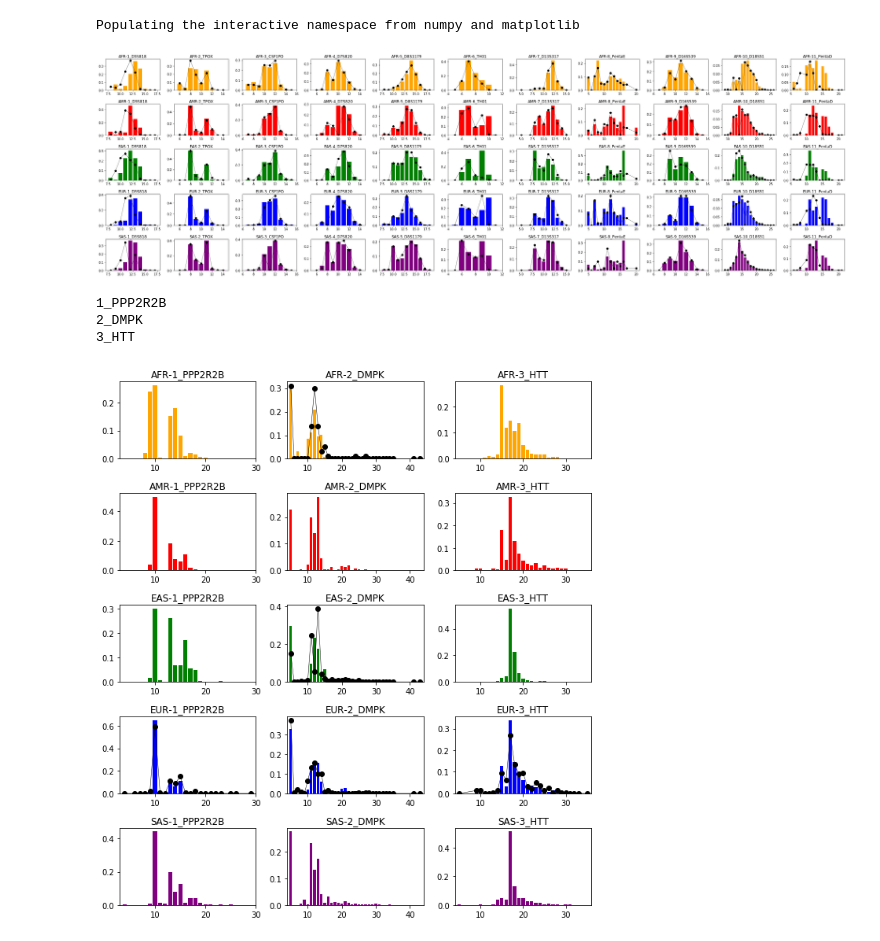
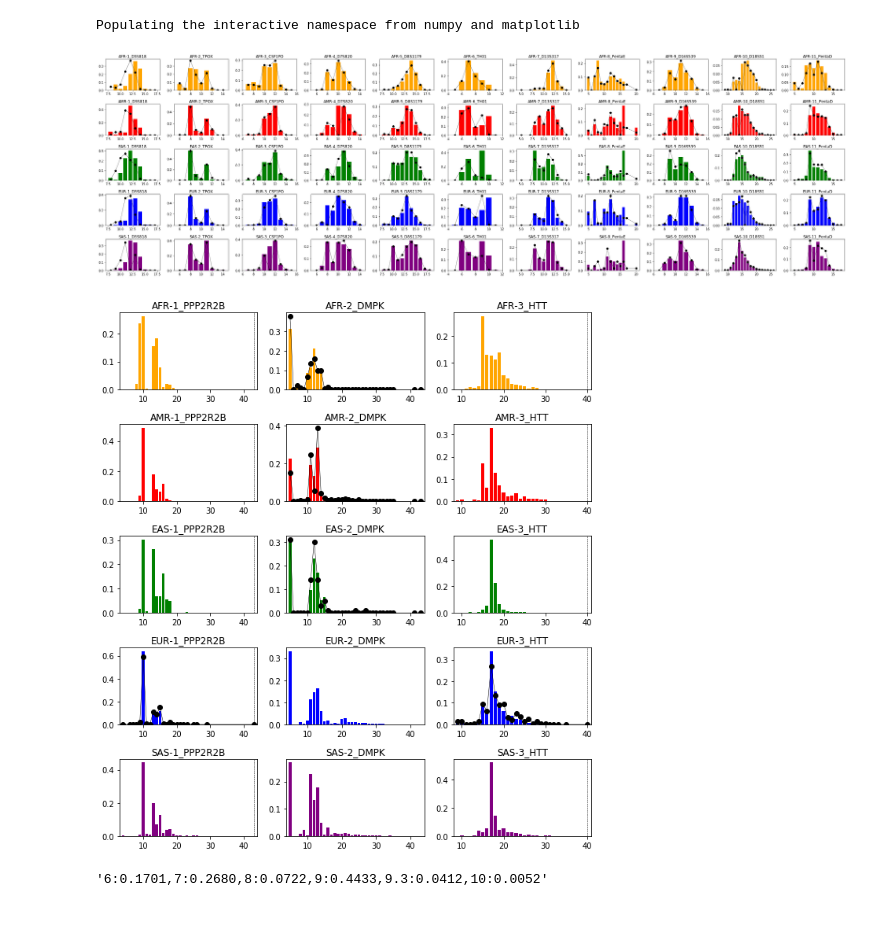
Before and after one commit to gymreklab/1000Genomes-TR-Analysis, a Jupyter notebook: afreqs/1000G-AlleleFreqsCompare.ipynb, the cells around one changed output. Saved outputs shown, nothing was run; the diff lists cells and outputs as text; code cells hidden in the pictures.

Commit message:
updating afreqs

```diff
--- a/afreqs/1000G-AlleleFreqsCompare.ipynb
+++ b/afreqs/1000G-AlleleFreqsCompare.ipynb
@@ -47,8 +51,9 @@ def LoadAfreq(fname):
     return data
 
 codis_obs_freqs = LoadAfreq("called_freqs_codis.tab")
-disease_obs_freqs = LoadAfreq("/storage/nicholema/1000GenomeEnsemble/ensemble_qc_outs/disease_called_afreqs.txt") # TODO regenerate
-disease_freqs = pd.read_csv("disease_afreqs.txt", delim_whitespace=True)
+disease_obs_freqs = LoadAfreq("called_freqs_disease.tab")
+
+disease_freqs = pd.read_csv("disease_afreqs.txt", sep="\t")
 known_freqs = pd.read_csv("known_afreqs.txt", delim_whitespace=True)
 # %% [output]
 Populating the interactive namespace from numpy and matplotlib
@@ -82,8 +87,8 @@ def PlotFreqs(called_freqs, known_freqs, popcolors, locus_list, thresholds=None,
 
             for a in spcts.keys(): alleles.add(a)
             popcounts[sp] = spcts
+        if thresholds is not None and locus_id in thresholds.keys(): alleles.add(thresholds[locus_id])
         alleles = sorted(list(alleles))
-
         # Load known freqs
         k = known_freqs[(known_freqs["chrom"]==chrom) & (known_freqs["pos"]==pos)]
         kcounts = {}
@@ -107,8 +112,8 @@ def PlotFreqs(called_freqs, known_freqs, popcolors, locus_list, thresholds=None,
                     marker="o", linewidth=0.5)
 
             # Plot threshold
-            if thresholds is not None:
-                ax.axvline(x=thresholds[locus_id])
+            if thresholds is not None and locus_id in thresholds.keys():
+                ax.axvline(x=thresholds[locus_id], linewidth=0.5, linestyle="dashed", color="black")
             ax.set_xlim(left=min(alleles)-1, right=max(alleles)+1)
             ax.set_title("%s-%s"%(superpops[j], locus_id))
             plotnum += 1
@@ -117,11 +122,16 @@ def PlotFreqs(called_freqs, known_freqs, popcolors, locus_list, thresholds=None,
 
 PlotFreqs(codis_obs_freqs, known_freqs, popcolors, codis_list, thresholds=None, figname="pdfs/1000G-CODIS-Afreq.pdf")
 # %% [output]
-[figure, old version]
+[figure, new version]
 # %%
-PlotFreqs(disease_obs_freqs, disease_freqs, popcolors, disease_list, thresholds=None, figname="pdfs/1000G-Disease-Afreq.pdf")
+thresholds = {
+    "3_HTT": 40,
+    "1_PPP2R2B": 43,
+}
+PlotFreqs(disease_obs_freqs, disease_freqs, popcolors, disease_list, thresholds=thresholds, figname="pdfs/1000G-Disease-Afreq.pdf")
 # %% [output]
-1_PPP2R2B
-2_DMPK
-3_HTT
-[figure, old version]
+[figure, new version]
+# %%
+known_freqs[known_freqs["pos"]==2171085]["freq_EAS"].apply(str).values[0]
+# %% [output]
+'6:0.1701,7:0.2680,8:0.0722,9:0.4433,9.3:0.0412,10:0.0052'
```
Also changed, not shown: parts of 1 cell of this notebook, 7 other files.
